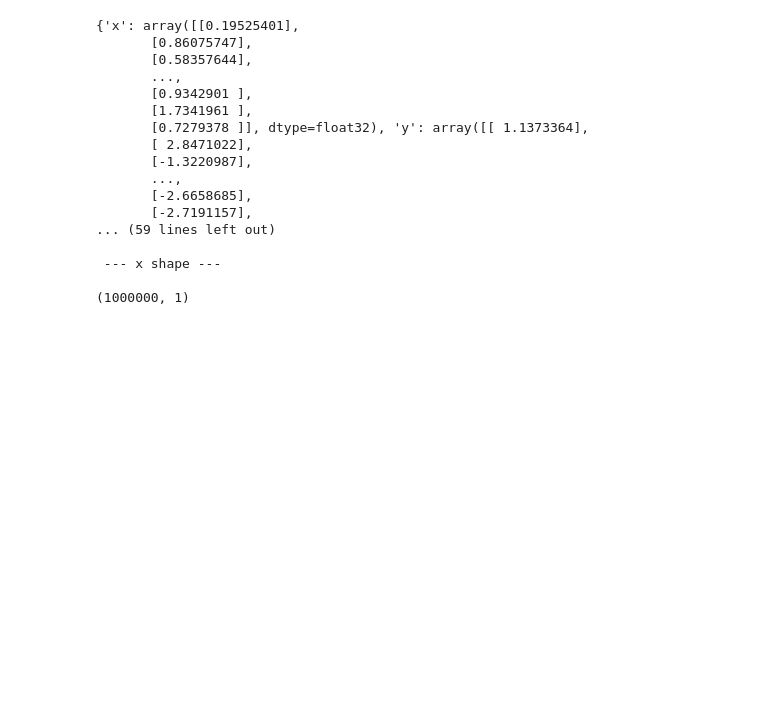
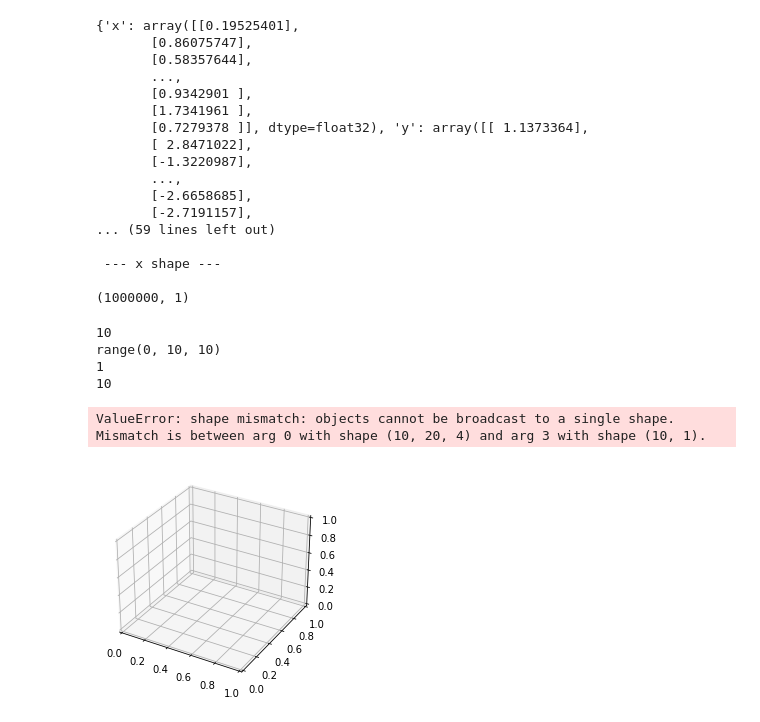
Before and after one commit to DimensionLab/fmmr-water-tank, a Jupyter notebook: Slice plotter.ipynb, the cells around one changed output. Saved outputs shown, nothing was run; the diff lists cells and outputs as text; code cells hidden in the pictures; blank space fills up the shorter version.

```diff
--- a/Slice plotter.ipynb
+++ b/Slice plotter.ipynb
@@ -39,6 +39,42 @@ print(data['x'].shape)
  --- x shape ---
 
 (1000000, 1)
+# %%
+import matplotlib.pyplot as plt
+import numpy as np
+%matplotlib inline
+
+
+fig = plt.figure()
+ax = fig.gca(projection='3d')
+
+x, y, z = np.meshgrid(np.arange(-2, 2, 0.2),
+                      np.arange(-1, 1, 0.2),
+                      np.arange(-2, 2, 1))
+
+
+u = data["u"]
+u = u[0:100000:10000]
+v = data["v"]
+v = v[0:100000:10000]
+w = data["w"]
+w = w[0:100000:10000]
+
+print(len(x))
+print(range(0, len(u), len(x)))
+print(len(range(0, len(u), len(x))))
+print(len(u))
+
+ax.quiver(x, y, z, u, v, w, length=0.1, color = 'black')
+
+plt.show()
+# %% [output]
+10
+range(0, 10, 10)
+1
+10
+ValueError: shape mismatch: objects cannot be broadcast to a single shape.  Mismatch is between arg 0 with shape (10, 20, 4) and arg 3 with shape (10, 1).
+[figure, added]
 # %%
 x = np.linspace(-3,3, 50)
 z = np.linspace(-3,3, 50)
```
Also changed, not shown: 17 other files.
